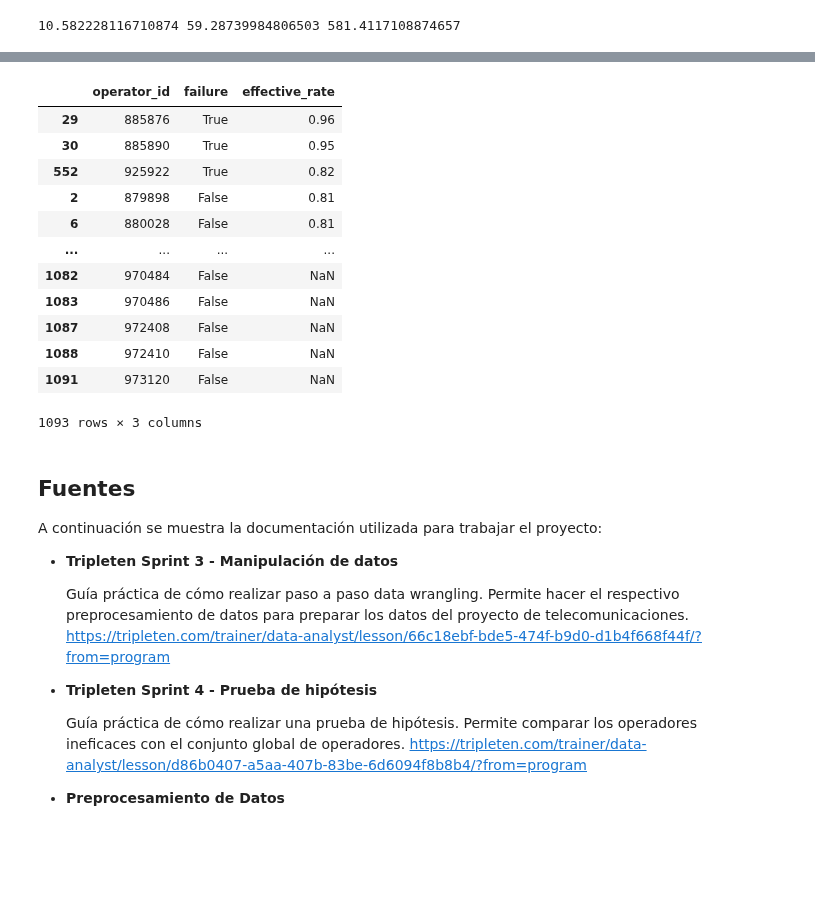
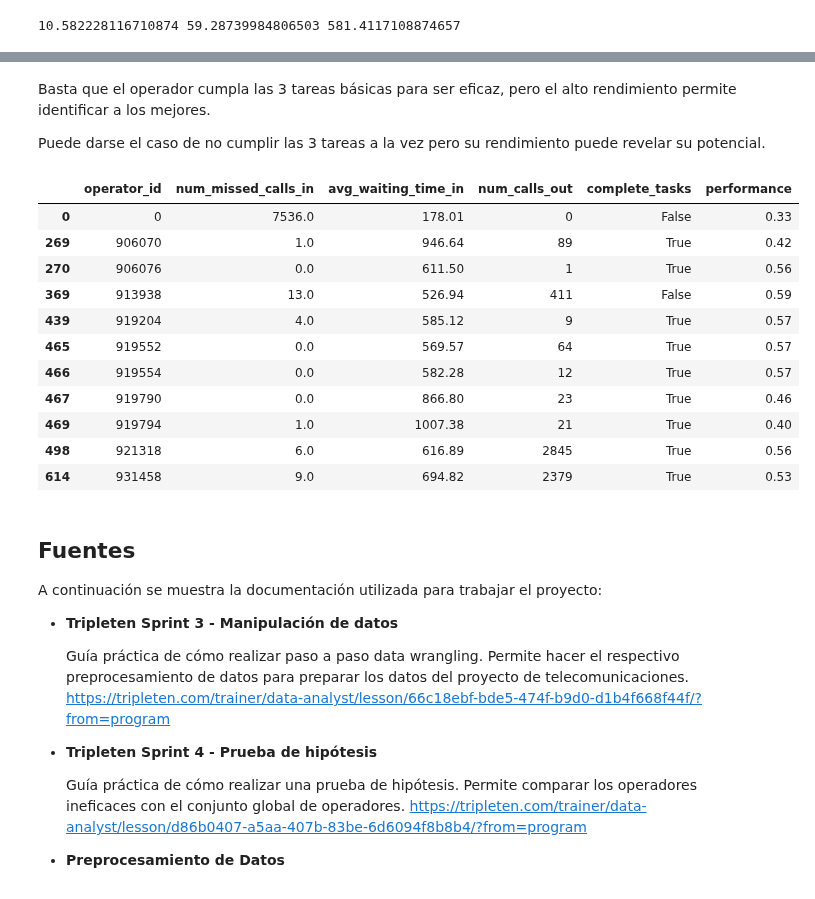
Before and after one commit to ScinDBad/DA_proyecto_final, a Jupyter notebook: proyecto_sp_14.ipynb, the cells around one changed output, grey strips where cells are left out. Drawn from its saved outputs; the diff is of its cells as text; code cells hidden in the pictures; blank space fills up the shorter version.

```diff
--- a/proyecto_sp_14.ipynb
+++ b/proyecto_sp_14.ipynb
@@ -800,19 +762,22 @@ report[['operator_id', 'failure', 'uneffective_rate']].sort_values(by='uneffecti
-# %%
-report[['operator_id', 'failure', 'effective_rate']].sort_values(by='effective_rate', ascending=False)
-# %% [output]
-|  | operator_id | failure | effective_rate |
-| 29 | 885876 | True | 0.96 |
-| 30 | 885890 | True | 0.95 |
-| 552 | 925922 | True | 0.82 |
-| 2 | 879898 | False | 0.81 |
-| 6 | 880028 | False | 0.81 |
-| ... | ... | ... | ... |
-| 1082 | 970484 | False | NaN |
-| 1083 | 970486 | False | NaN |
-| 1087 | 972408 | False | NaN |
-| 1088 | 972410 | False | NaN |
-| 1091 | 973120 | False | NaN |
-1093 rows × 3 columns
+# %% [markdown]
+Basta que el operador cumpla las 3 tareas básicas para ser eficaz, pero el alto rendimiento permite identificar a los mejores.
+
+Puede darse el caso de no cumplir las 3 tareas a la vez pero su rendimiento puede revelar su potencial.
+# %%
+report[report['performance']<0.6]
+# %% [output]
+|  | operator_id | num_missed_calls_in | avg_waiting_time_in | num_calls_out | complete_tasks | performance |
+| 0 | 0 | 7536.0 | 178.01 | 0 | False | 0.33 |
+| 269 | 906070 | 1.0 | 946.64 | 89 | True | 0.42 |
+| 270 | 906076 | 0.0 | 611.50 | 1 | True | 0.56 |
+| 369 | 913938 | 13.0 | 526.94 | 411 | False | 0.59 |
+| 439 | 919204 | 4.0 | 585.12 | 9 | True | 0.57 |
+| 465 | 919552 | 0.0 | 569.57 | 64 | True | 0.57 |
+| 466 | 919554 | 0.0 | 582.28 | 12 | True | 0.57 |
+| 467 | 919790 | 0.0 | 866.80 | 23 | True | 0.46 |
+| 469 | 919794 | 1.0 | 1007.38 | 21 | True | 0.40 |
+| 498 | 921318 | 6.0 | 616.89 | 2845 | True | 0.56 |
+| 614 | 931458 | 9.0 | 694.82 | 2379 | True | 0.53 |
 # %% [markdown]
 ## Fuentes
 
```
Also changed, not shown: parts of 8 cells of this notebook.
